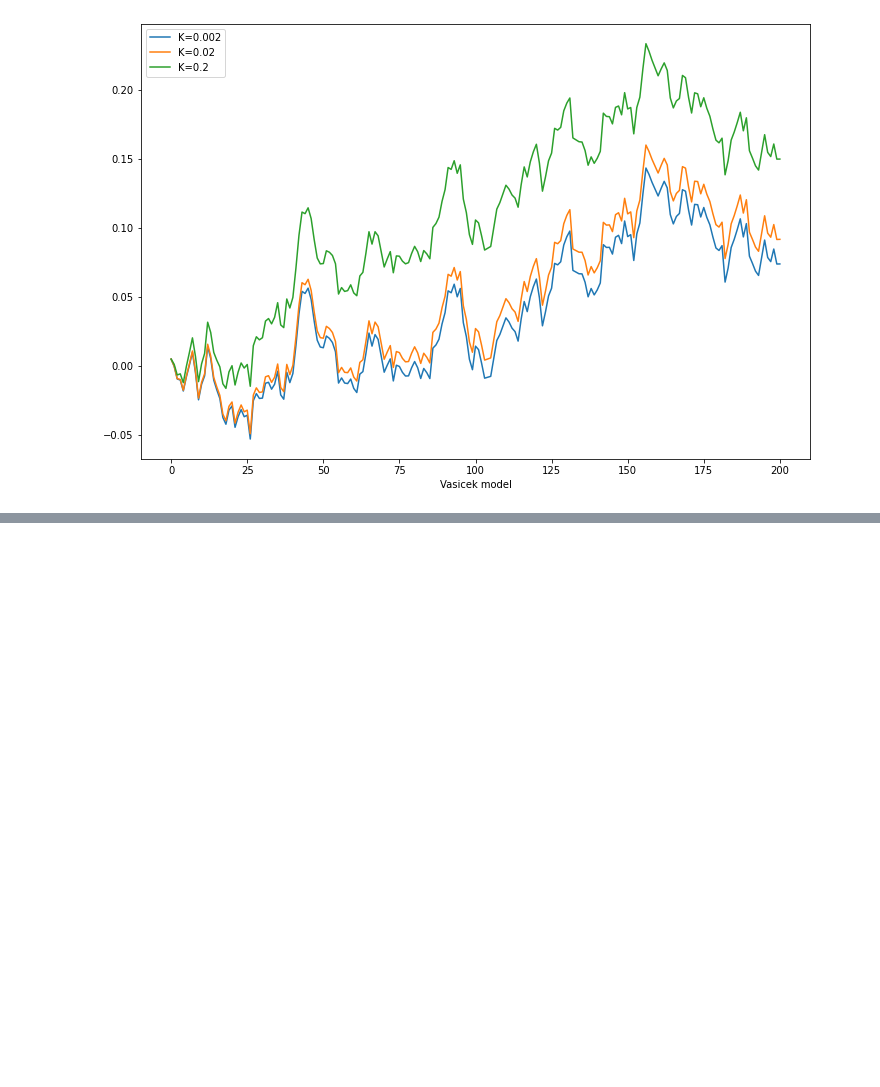
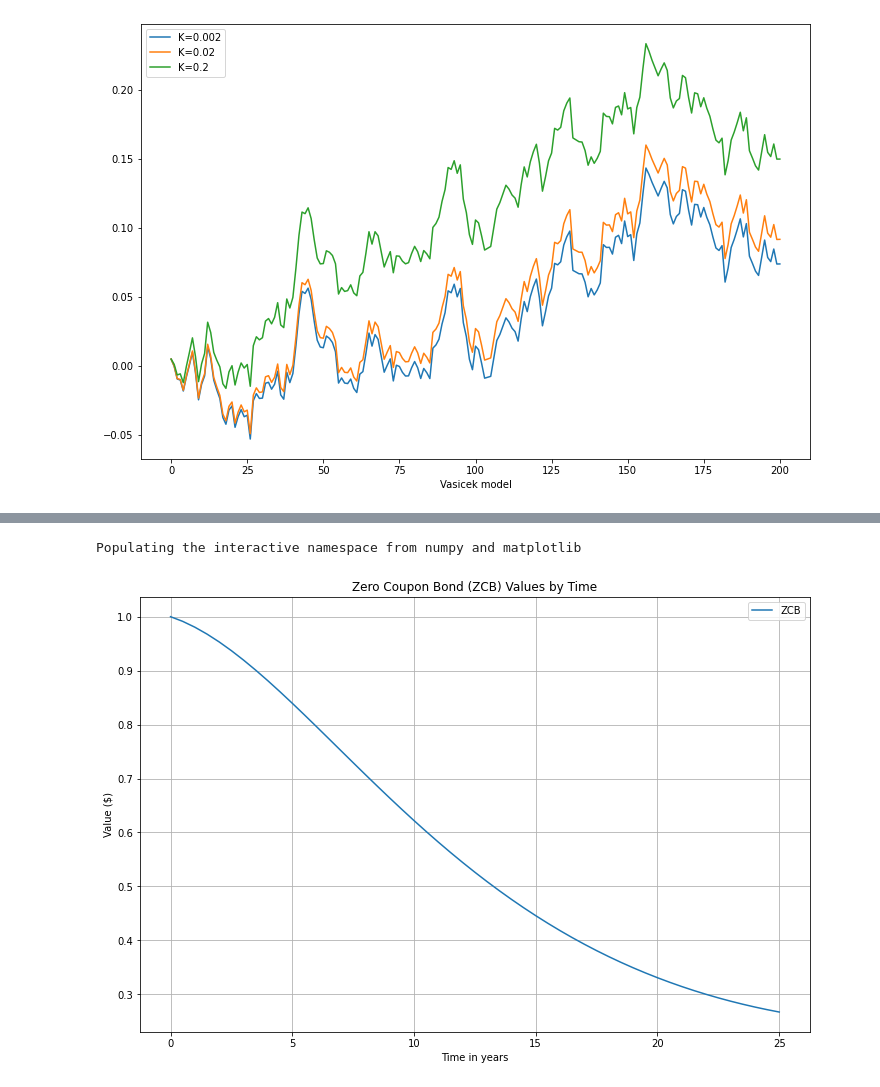
Before and after one commit to rhysdavies21/library, a Jupyter notebook: rate_derivatives.ipynb, the cells around one changed output, grey strips where cells are left out. Saved outputs shown, nothing was run; the diff lists cells and outputs as text; code cells hidden in the pictures; blank space fills up the shorter version.

```diff
--- a/rate_derivatives.ipynb
+++ b/rate_derivatives.ipynb
@@ -263,0 +361,26 @@ Populating the interactive namespace from numpy and matplotlib
+# %%
+import math
+import numpy as np
+
+def exact_zcb(theta, kappa, sigma, tau, r0=0.):
+  B = (1 - np.exp(-kappa*tau)) / kappa
+  A = np.exp((theta - (sigma**2) / (2*(kappa**2))) * (B-tau) - \
+             (sigma**2) / (4*kappa) * (B**2))
+  return A*np.exp(-r0*B)
+# %%
+Ts = np.r_[0.0:25.5:0.5]
+zcbs = [exact_zcb(0.5, 0.02, 0.03, t, 0.015) for t in Ts]
+
+%pylab inline
+
+fig = plt.figure(figsize=(12, 8))
+plt.title('Zero Coupon Bond (ZCB) Values by Time')
+plt.plot(Ts, zcbs, label='ZCB')
+plt.ylabel('Value ($)')
+plt.xlabel('Time in years')
+plt.legend()
+plt.grid(True)
+plt.show()
+# %% [output]
+Populating the interactive namespace from numpy and matplotlib
+[figure, added]
```
Also changed, not shown: parts of 9 cells of this notebook.
